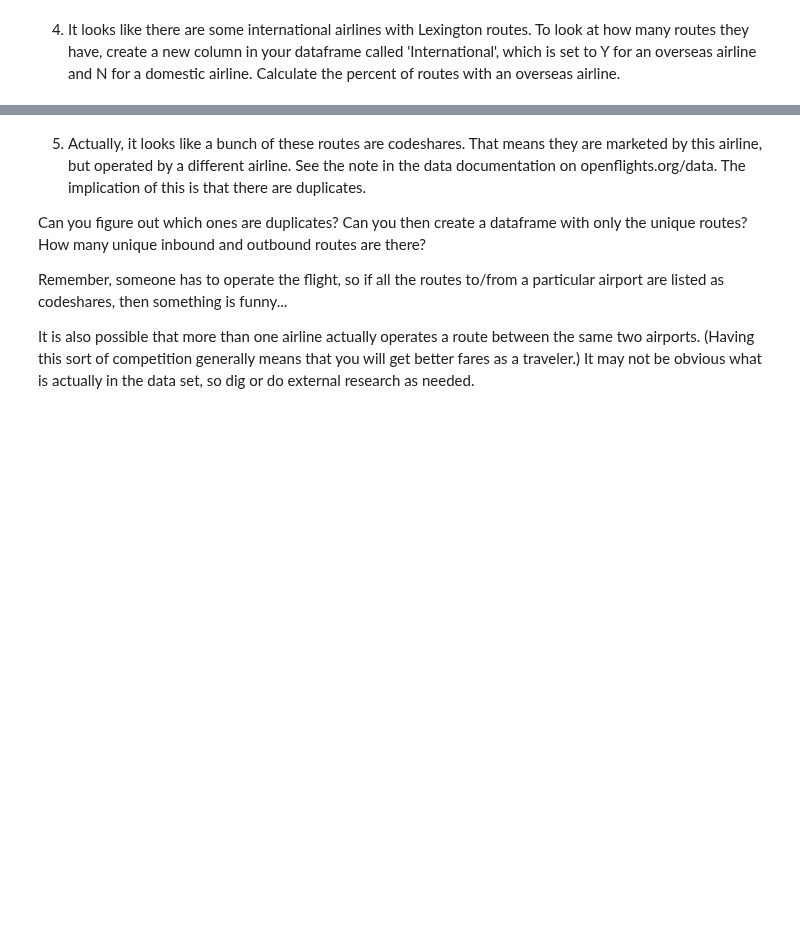
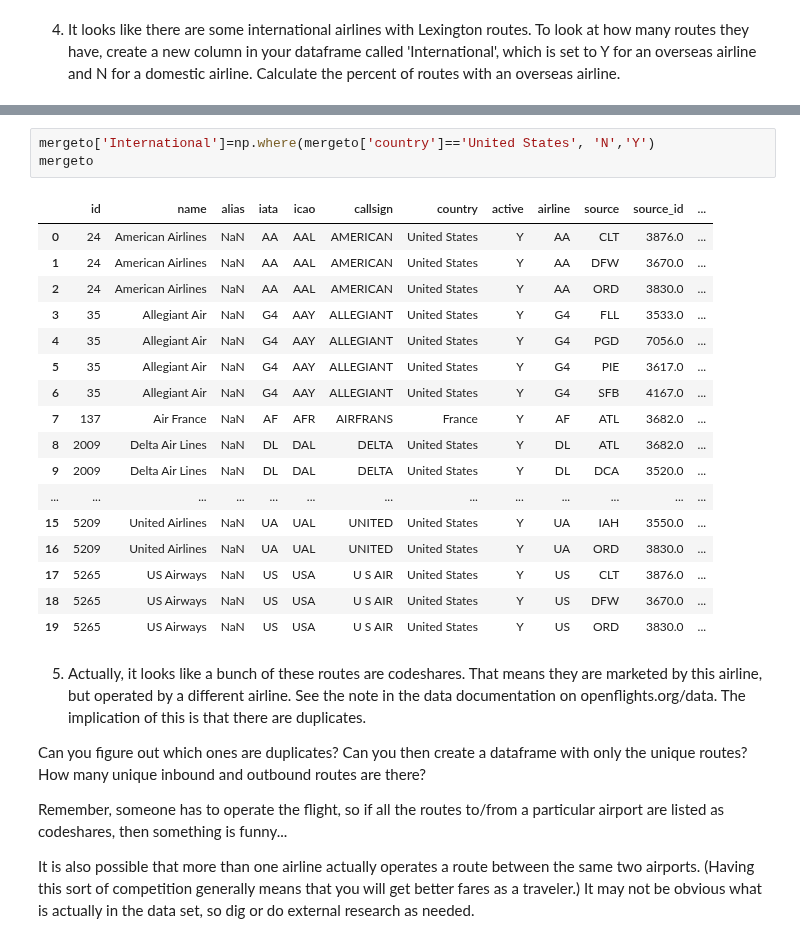
Before and after one commit to uky-transport-data-science/ce599, a Jupyter notebook: 9-Data Wrangling/open-flights.ipynb, the cells around one changed output, grey strips where cells are left out. Saved outputs shown, nothing was run; the diff lists cells and outputs as text; blank space fills up the shorter version.

```diff
--- a/9-Data Wrangling/open-flights.ipynb
+++ b/9-Data Wrangling/open-flights.ipynb
@@ -44,3 +223,24 @@ How many routes does each airline have?  The value_counts() method may be useful
+# %%
+mergeto['International']=np.where(mergeto['country']=='United States', 'N','Y')
+mergeto
+# %% [output]
+|  | id | name | alias | iata | icao | callsign | country | active | airline | source | source_id | ... |
+| 0 | 24 | American Airlines | NaN | AA | AAL | AMERICAN | United States | Y | AA | CLT | 3876.0 | ... |
+| 1 | 24 | American Airlines | NaN | AA | AAL | AMERICAN | United States | Y | AA | DFW | 3670.0 | ... |
+| 2 | 24 | American Airlines | NaN | AA | AAL | AMERICAN | United States | Y | AA | ORD | 3830.0 | ... |
+| 3 | 35 | Allegiant Air | NaN | G4 | AAY | ALLEGIANT | United States | Y | G4 | FLL | 3533.0 | ... |
+| 4 | 35 | Allegiant Air | NaN | G4 | AAY | ALLEGIANT | United States | Y | G4 | PGD | 7056.0 | ... |
+| 5 | 35 | Allegiant Air | NaN | G4 | AAY | ALLEGIANT | United States | Y | G4 | PIE | 3617.0 | ... |
+| 6 | 35 | Allegiant Air | NaN | G4 | AAY | ALLEGIANT | United States | Y | G4 | SFB | 4167.0 | ... |
+| 7 | 137 | Air France | NaN | AF | AFR | AIRFRANS | France | Y | AF | ATL | 3682.0 | ... |
+| 8 | 2009 | Delta Air Lines | NaN | DL | DAL | DELTA | United States | Y | DL | ATL | 3682.0 | ... |
+| 9 | 2009 | Delta Air Lines | NaN | DL | DAL | DELTA | United States | Y | DL | DCA | 3520.0 | ... |
+| ... | ... | ... | ... | ... | ... | ... | ... | ... | ... | ... | ... | ... |
+| 15 | 5209 | United Airlines | NaN | UA | UAL | UNITED | United States | Y | UA | IAH | 3550.0 | ... |
+| 16 | 5209 | United Airlines | NaN | UA | UAL | UNITED | United States | Y | UA | ORD | 3830.0 | ... |
+| 17 | 5265 | US Airways | NaN | US | USA | U S AIR | United States | Y | US | CLT | 3876.0 | ... |
+| 18 | 5265 | US Airways | NaN | US | USA | U S AIR | United States | Y | US | DFW | 3670.0 | ... |
+| 19 | 5265 | US Airways | NaN | US | USA | U S AIR | United States | Y | US | ORD | 3830.0 | ... |
 # %% [markdown]
 5) Actually, it looks like a bunch of these routes are codeshares.  That means they are marketed by this airline, but operated by a different airline.  See the note in the data documentation on openflights.org/data.  The implication of this is that there are duplicates.
 
```
Also changed, not shown: parts of 13 cells of this notebook, 1 other file.
